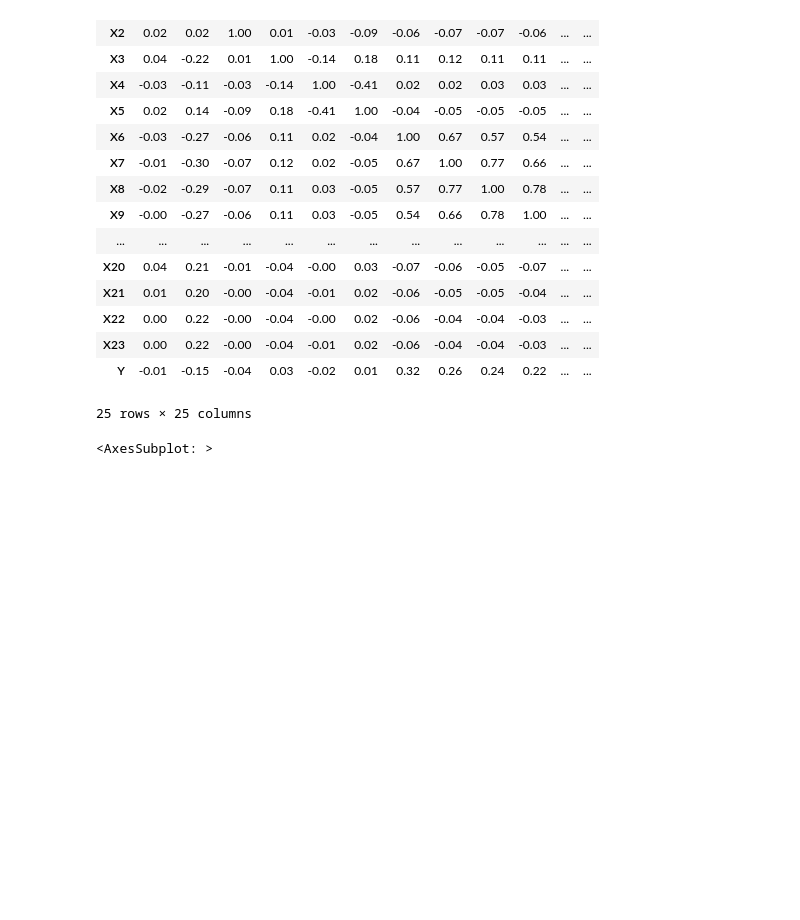
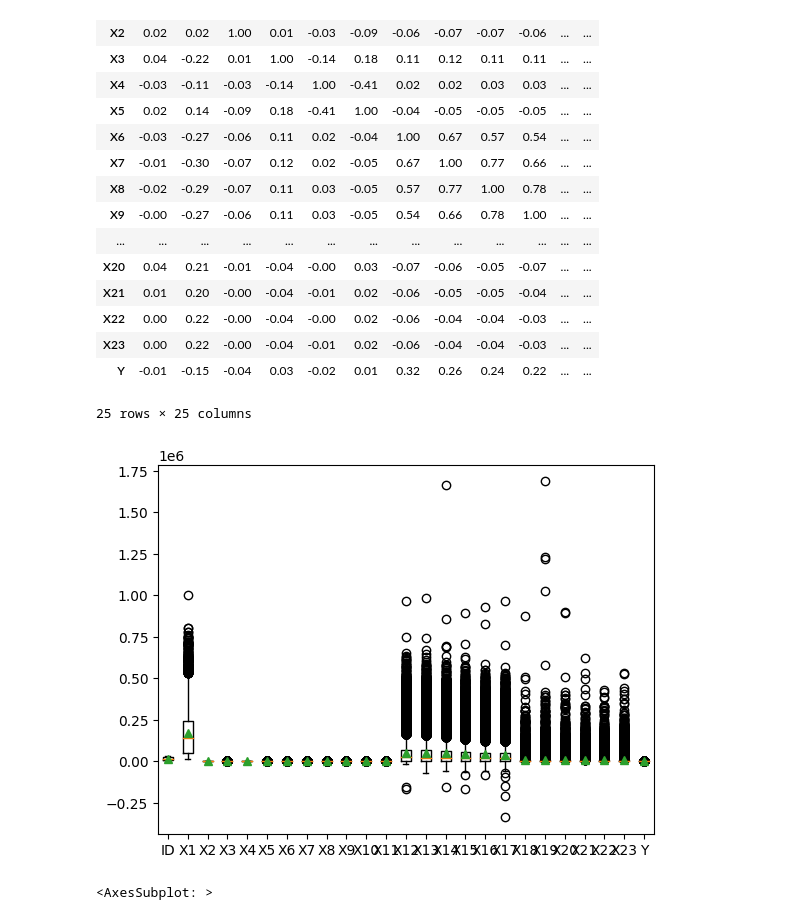
Before and after one commit to PosgradoMNA/actividades-del-projecto-equipo_38, a Jupyter notebook: Semana 4/Semana4Actividad1A01793474_A00967999.ipynb, the cells around one changed output. Cells and saved outputs as stored; diff of their text form; code cells hidden in the pictures; blank space fills up the shorter version.

```diff
--- a/Semana 4/Semana4Actividad1A01793474_A00967999.ipynb
+++ b/Semana 4/Semana4Actividad1A01793474_A00967999.ipynb
@@ -104,6 +104,12 @@ dtype: int64
 | X23 | 0.00 | 0.22 | -0.00 | -0.04 | -0.01 | 0.02 | -0.06 | -0.04 | -0.04 | -0.03 | ... | ... |
 | Y | -0.01 | -0.15 | -0.04 | 0.03 | -0.02 | 0.01 | 0.32 | 0.26 | 0.24 | 0.22 | ... | ... |
 25 rows × 25 columns
+# %%
+import matplotlib.pyplot as plt
+plt.boxplot(df, labels=df.columns, showmeans=True)
+plt.show()
+# %% [output]
+[figure, added]
 # %%
 import seaborn as sns
 corrs=df.corr()
```
Also changed, not shown: parts of 1 cell of this notebook.
